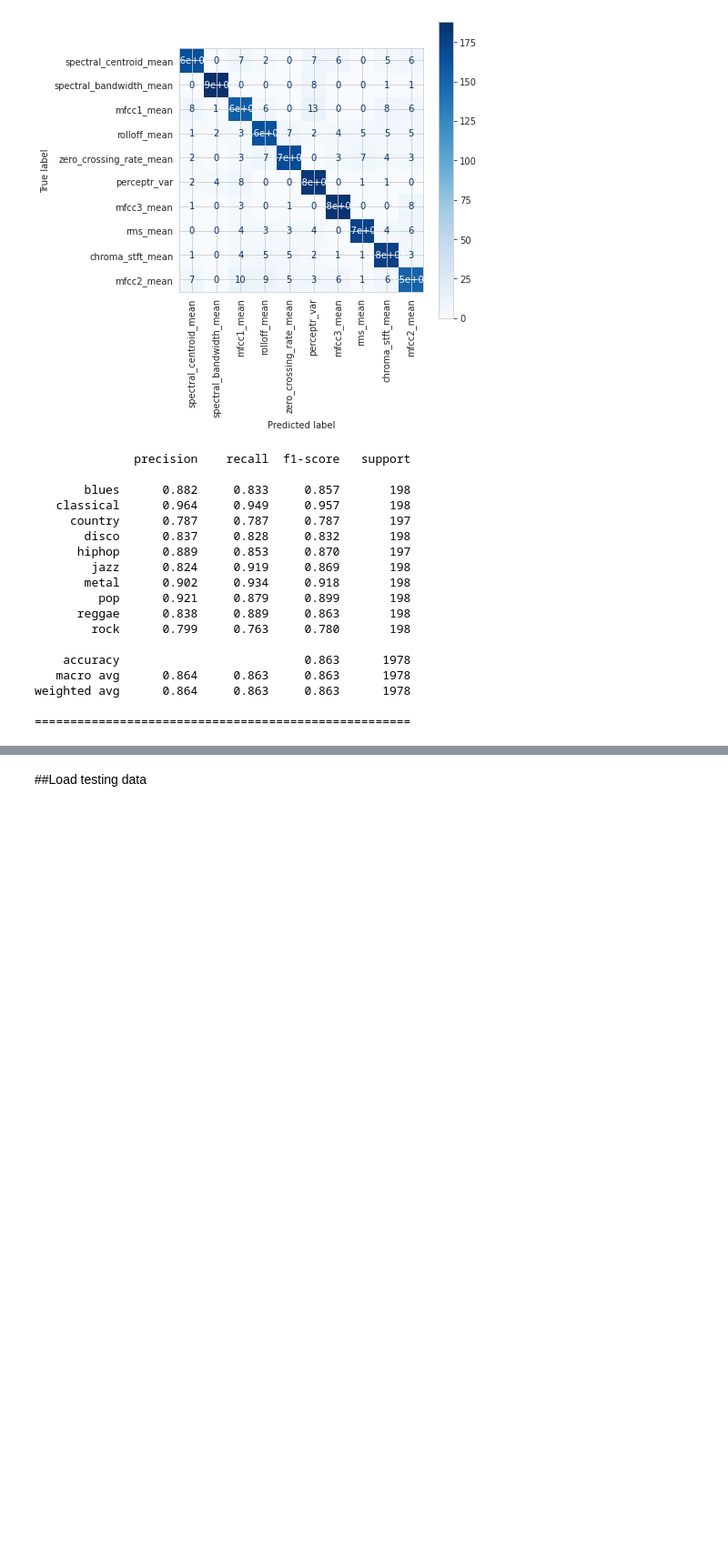
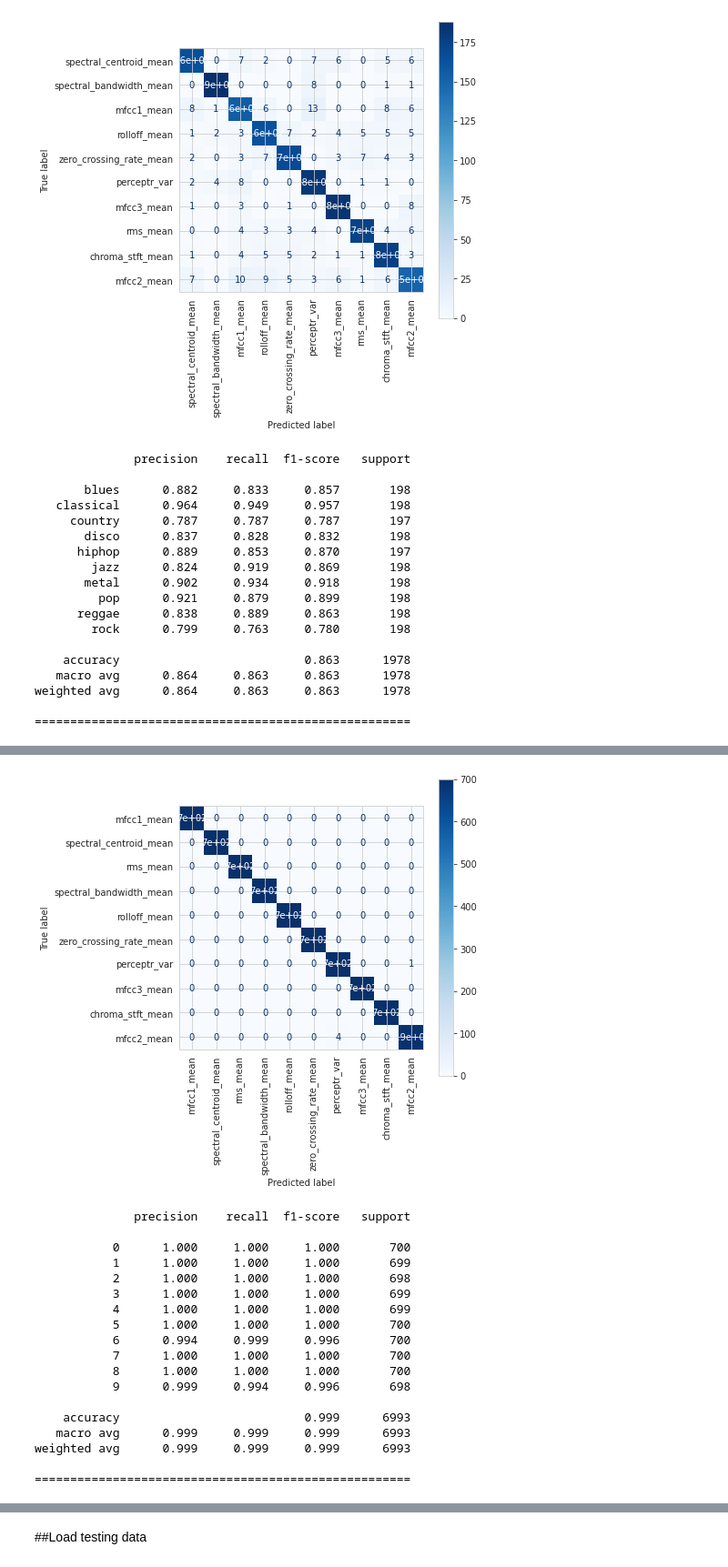
Before and after one commit to 0sparsh2/Music-genre-classifier, a Jupyter notebook: Music Genre Classifier.ipynb, the cells around one changed output, grey strips where cells are left out. Shown at 91% size. Saved outputs shown, nothing was run; the diff lists cells and outputs as text; code cells hidden in the pictures; blank space fills up the shorter version.

```diff
--- a/Music Genre Classifier.ipynb
+++ b/Music Genre Classifier.ipynb
@@ -725,0 +877,16 @@ weighted avg      0.864     0.863     0.863      1978
+# %%
+xgb_model = xgb.XGBClassifier(n_estimators=100, random_state=seed)
+
+xgb_params = {
+    "colsample_bytree": uniform(0.7, 0.3),
+    "gamma": uniform(0, 0.5),
+    "learning_rate": uniform(0.03, 0.3), # default 0.1
+    "max_depth": randint(2, 6), # default 3
+    "n_estimators": randint(100, 150), # default 100
+    "subsample": uniform(0.6, 0.4)
+}
+# %%
+# Use the random grid to search for best hyperparameters
+xgb_random = skms.RandomizedSearchCV(estimator = xgb_model, param_distributions=xgb_params, n_iter=20, cv = 3, verbose=2, n_jobs = -1, random_state=seed, scoring='f1_weighted', return_train_score=True)
+# Fit the random search model
+xgb_random.fit(X_train_rfe, y_train)
@@ -725,0 +927,23 @@ weighted avg      0.864     0.863     0.863      1978
+# %%
+# Performance metrics
+predictProba(xgb_random.best_estimator_, X_train_rfe)
+# %% [output]
+[figure, added]
+              precision    recall  f1-score   support
+
+           0      1.000     1.000     1.000       700
+           1      1.000     1.000     1.000       699
+           2      1.000     1.000     1.000       698
+           3      1.000     1.000     1.000       699
+           4      1.000     1.000     1.000       699
+           5      1.000     1.000     1.000       700
+           6      0.994     0.999     0.996       700
+           7      1.000     1.000     1.000       700
+           8      1.000     1.000     1.000       700
+           9      0.999     0.994     0.996       698
+
+    accuracy                          0.999      6993
+   macro avg      0.999     0.999     0.999      6993
+weighted avg      0.999     0.999     0.999      6993
+
+=====================================================
```
Also changed, not shown: parts of 46 cells of this notebook, 1 other file.
